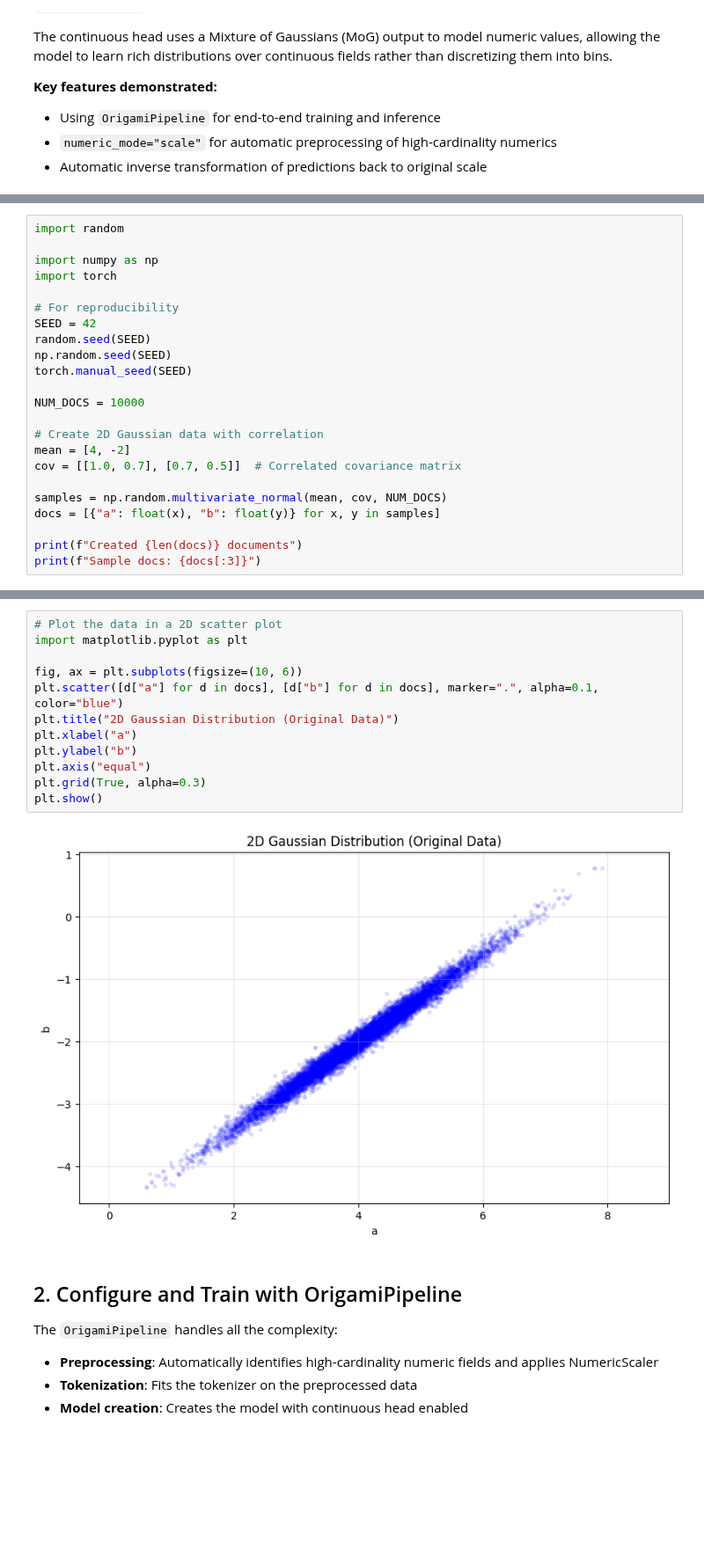
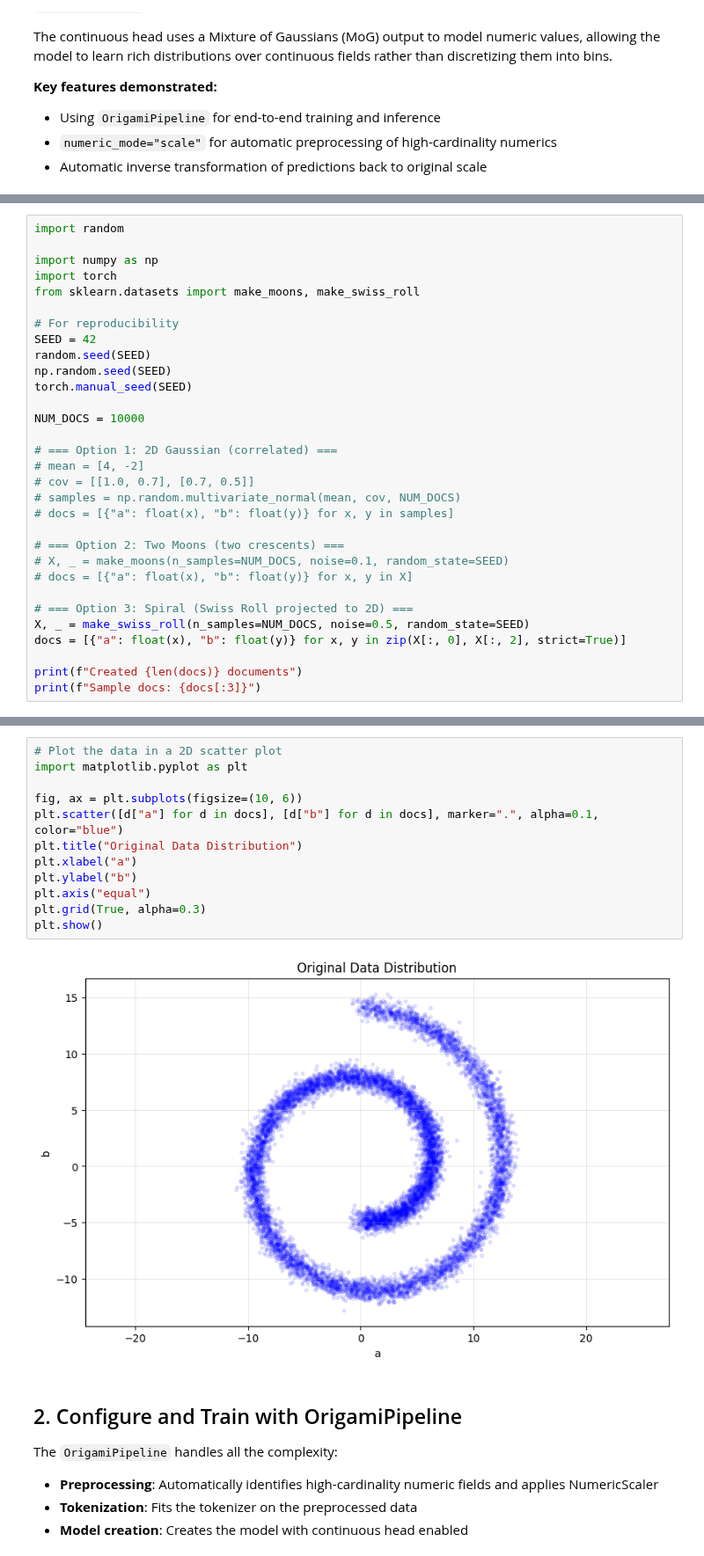
Before and after one commit to rueckstiess/origami, a Jupyter notebook: notebooks/example_continuous_mode.ipynb, the cells around one changed output, grey strips where cells are left out. Shown at 88% size. Saved outputs shown, nothing was run; the diff lists cells and outputs as text; blank space fills up the shorter version.

```diff
--- a/notebooks/example_continuous_mode.ipynb
+++ b/notebooks/example_continuous_mode.ipynb
@@ -18,6 +21,7 @@ import random
 
 import numpy as np
 import torch
+from sklearn.datasets import make_moons, make_swiss_roll
 
 # For reproducibility
 SEED = 42
@@ -27,12 +31,19 @@ torch.manual_seed(SEED)
 
 NUM_DOCS = 10000
 
-# Create 2D Gaussian data with correlation
-mean = [4, -2]
-cov = [[1.0, 0.7], [0.7, 0.5]]  # Correlated covariance matrix
+# === Option 1: 2D Gaussian (correlated) ===
+# mean = [4, -2]
+# cov = [[1.0, 0.7], [0.7, 0.5]]
+# samples = np.random.multivariate_normal(mean, cov, NUM_DOCS)
+# docs = [{"a": float(x), "b": float(y)} for x, y in samples]
 
-samples = np.random.multivariate_normal(mean, cov, NUM_DOCS)
-docs = [{"a": float(x), "b": float(y)} for x, y in samples]
+# === Option 2: Two Moons (two crescents) ===
+# X, _ = make_moons(n_samples=NUM_DOCS, noise=0.1, random_state=SEED)
+# docs = [{"a": float(x), "b": float(y)} for x, y in X]
+
+# === Option 3: Spiral (Swiss Roll projected to 2D) ===
+X, _ = make_swiss_roll(n_samples=NUM_DOCS, noise=0.5, random_state=SEED)
+docs = [{"a": float(x), "b": float(y)} for x, y in zip(X[:, 0], X[:, 2], strict=True)]
 
 print(f"Created {len(docs)} documents")
 print(f"Sample docs: {docs[:3]}")
@@ -42,17 +53,17 @@ Sample docs: [{'a': 3.5103557462352297, 'b': -2.3589035228017097}, {'a': 3.28123
 # %%
 # Plot the data in a 2D scatter plot
 import matplotlib.pyplot as plt
 
 fig, ax = plt.subplots(figsize=(10, 6))
 plt.scatter([d["a"] for d in docs], [d["b"] for d in docs], marker=".", alpha=0.1, color="blue")
-plt.title("2D Gaussian Distribution (Original Data)")
+plt.title("Original Data Distribution")
 plt.xlabel("a")
 plt.ylabel("b")
 plt.axis("equal")
 plt.grid(True, alpha=0.3)
 plt.show()
 # %% [output]
-[figure, old version]
+[figure, new version]
 # %% [markdown]
 ## 2. Configure and Train with OrigamiPipeline
 
```
Also changed, not shown: parts of 27 cells of this notebook, 18 other files.
